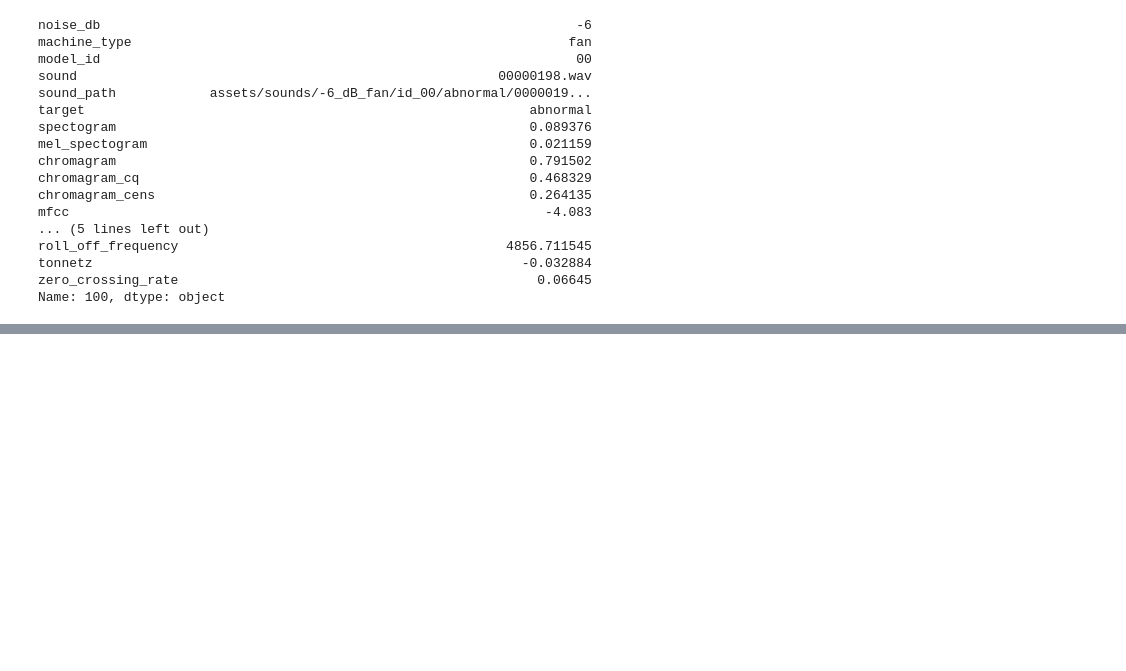
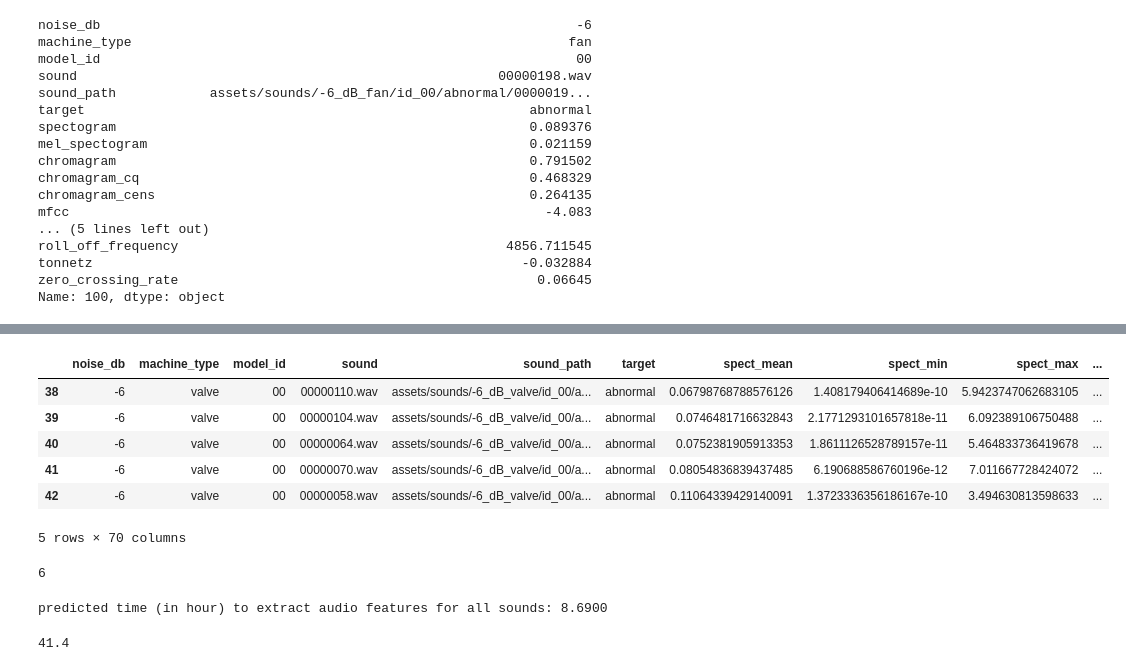
Before and after one commit to DerrickDDInAI/sound-anomaly-detection, a Jupyter notebook: core/extract_audio_features.ipynb, the cells around one changed output, grey strips where cells are left out. Saved outputs shown, nothing was run; the diff lists cells and outputs as text; code cells hidden in the pictures; blank space fills up the shorter version.

```diff
--- a/core/extract_audio_features.ipynb
+++ b/core/extract_audio_features.ipynb
@@ -889,0 +1185,32 @@ Name: 100, dtype: object
+# %%
+df_thread_result = pd.read_csv(os.path.join("assets","data","thread_csv_all.csv"))
+df_thread_result.tail()
+# %% [output]
+|  | noise_db | machine_type | model_id | sound | sound_path | target | spect_mean | spect_min | spect_max | ... |
+| 38 | -6 | valve | 00 | 00000110.wav | assets/sounds/-6_dB_valve/id_00/a... | abnormal | 0.06798768788576126 | 1.408179406414689e-10 | 5.9423747062683105 | ... |
+| 39 | -6 | valve | 00 | 00000104.wav | assets/sounds/-6_dB_valve/id_00/a... | abnormal | 0.0746481716632843 | 2.1771293101657818e-11 | 6.092389106750488 | ... |
+| 40 | -6 | valve | 00 | 00000064.wav | assets/sounds/-6_dB_valve/id_00/a... | abnormal | 0.0752381905913353 | 1.8611126528789157e-11 | 5.464833736419678 | ... |
+| 41 | -6 | valve | 00 | 00000070.wav | assets/sounds/-6_dB_valve/id_00/a... | abnormal | 0.08054836839437485 | 6.190688586760196e-12 | 7.011667728424072 | ... |
+| 42 | -6 | valve | 00 | 00000058.wav | assets/sounds/-6_dB_valve/id_00/a... | abnormal | 0.11064339429140091 | 1.3723336356186167e-10 | 3.494630813598633 | ... |
+5 rows × 70 columns
+# %%
+import threading
+# To check threads that are currently active
+threading.activeCount()
+# %% [output]
+6
+# %%
+# compute predicted time to extrat audio features for all sounds
+# get the thread that takes the most time to run
+count_sample_sounds = 400
+count_all_sounds = 54057
+time_to_get_sample_sounds = 231.49017882347107
+
+predicted_time_hour = (time_to_get_sample_sounds/3600) * (count_all_sounds/count_sample_sounds)
+print(f"predicted time (in hour) to extract audio features for all sounds: {predicted_time_hour:.4f}")
+# %% [output]
+predicted time (in hour) to extract audio features for all sounds: 8.6900
+# %%
+0.69*60
+# %% [output]
+41.4
```
Also changed, not shown: parts of 15 cells of this notebook, 3 other files.
